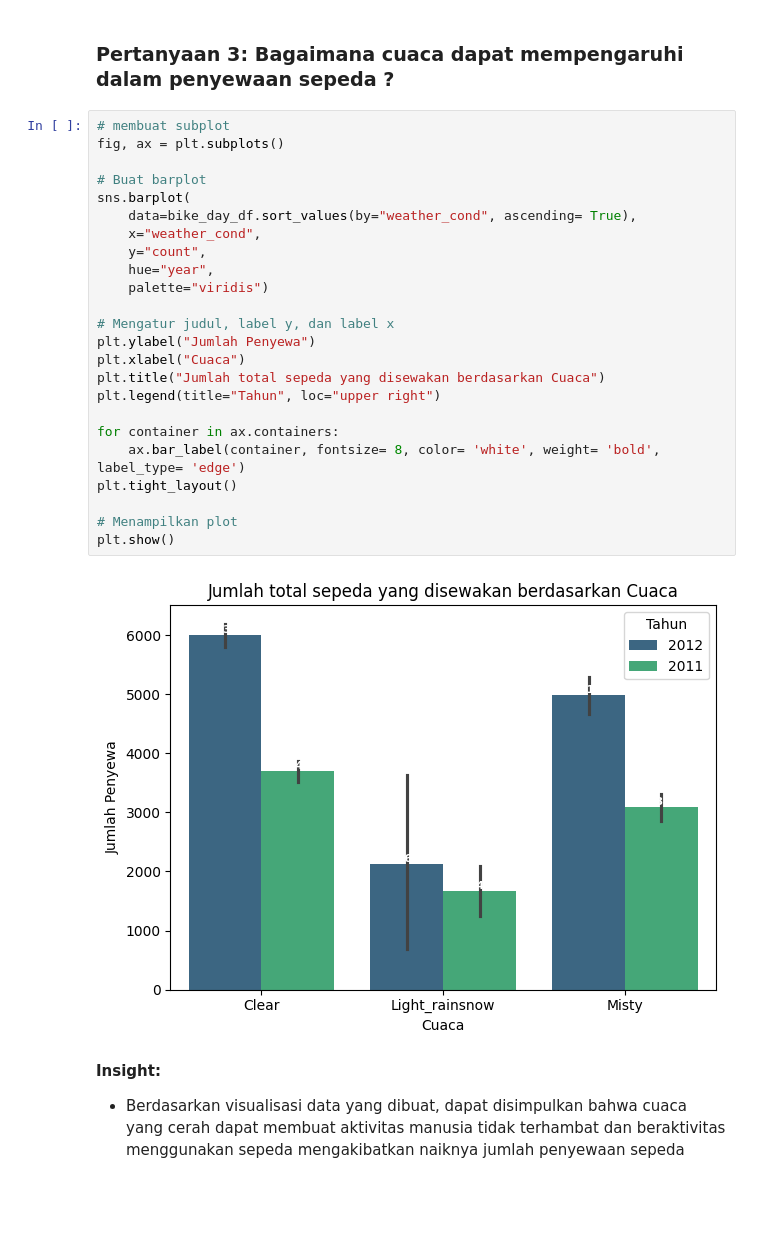
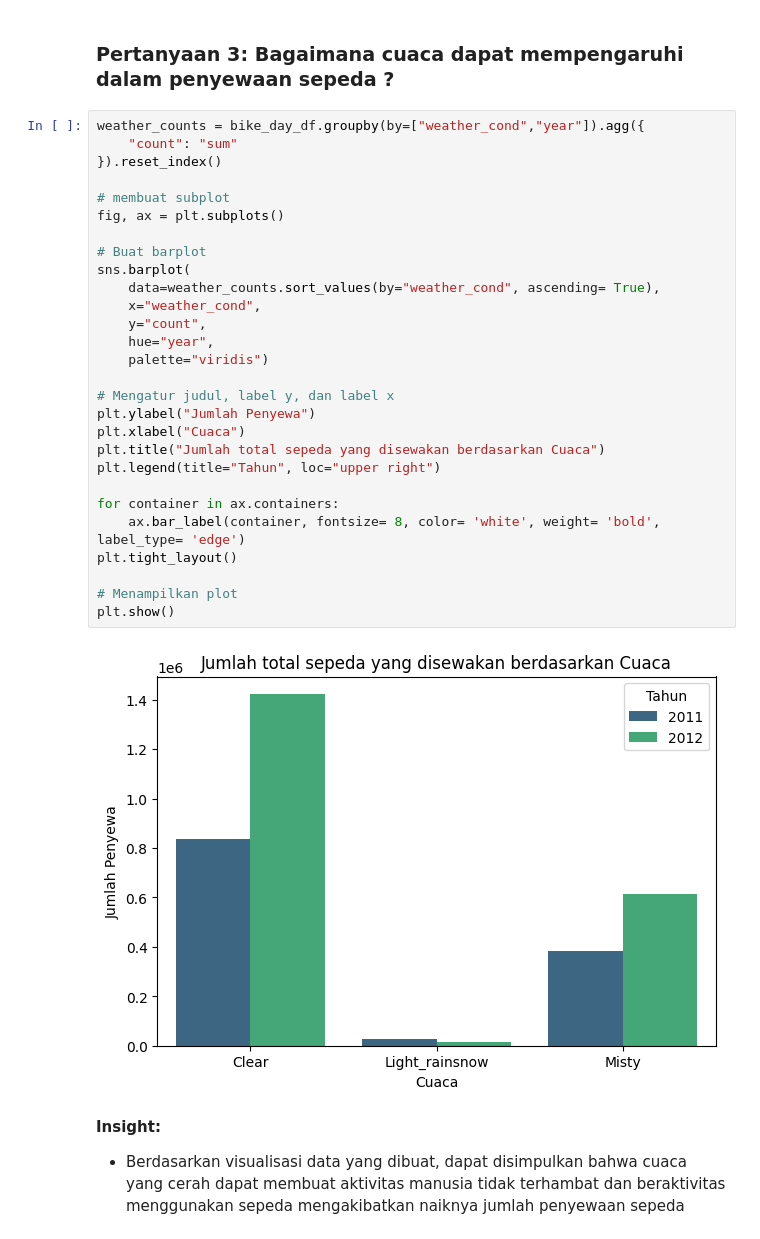
Before and after one commit to liqolina/Bike-Sharing-Dataset-Dicoding, a Jupyter notebook: notebook.ipynb, the cells around one changed output. Drawn from its saved outputs; the diff is of its cells as text; blank space fills up the shorter version.

```diff
--- a/notebook.ipynb
+++ b/notebook.ipynb
@@ -690,31 +694,35 @@ plt.show()
 # %% [markdown]
 ### Pertanyaan 3: Bagaimana cuaca dapat mempengaruhi dalam penyewaan sepeda ?
 # %%
+weather_counts = bike_day_df.groupby(by=["weather_cond","year"]).agg({
+    "count": "sum"
+}).reset_index()
+
 # membuat subplot
 fig, ax = plt.subplots()
 
 # Buat barplot
 sns.barplot(
-    data=bike_day_df.sort_values(by="weather_cond", ascending= True),
+    data=weather_counts.sort_values(by="weather_cond", ascending= True),
     x="weather_cond",
     y="count",
     hue="year",
     palette="viridis")
 
 # Mengatur judul, label y, dan label x
 plt.ylabel("Jumlah Penyewa")
 plt.xlabel("Cuaca")
 plt.title("Jumlah total sepeda yang disewakan berdasarkan Cuaca")
 plt.legend(title="Tahun", loc="upper right")
 
 for container in ax.containers:
     ax.bar_label(container, fontsize= 8, color= 'white', weight= 'bold', label_type= 'edge')
 plt.tight_layout()
 
 # Menampilkan plot
 plt.show()
 # %% [output]
-[figure, old version]
+[figure, new version]
 # %% [markdown]
 **Insight:**
 - Berdasarkan visualisasi data yang dibuat, dapat disimpulkan bahwa cuaca yang cerah dapat membuat aktivitas manusia tidak terhambat dan beraktivitas menggunakan sepeda mengakibatkan naiknya jumlah penyewaan sepeda
```
Also changed, not shown: parts of 7 cells of this notebook.
